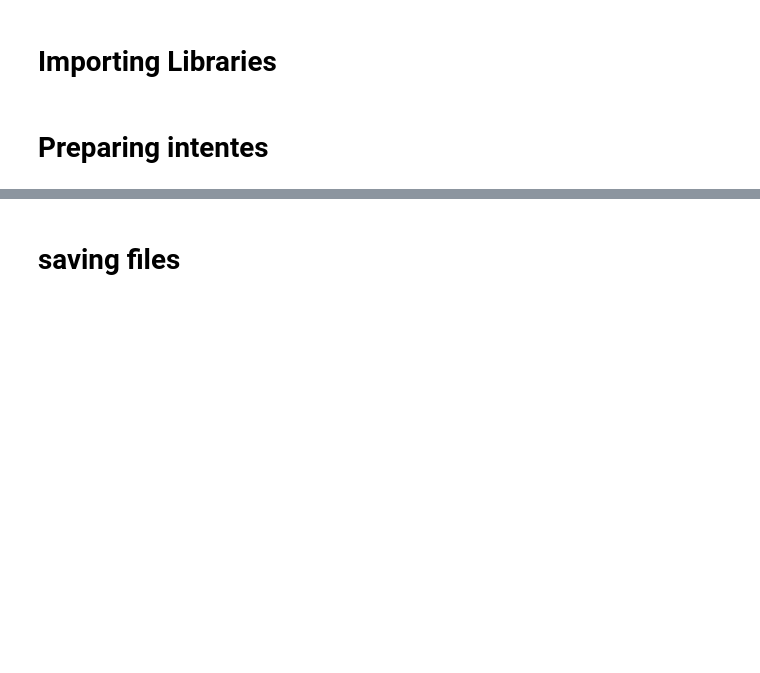
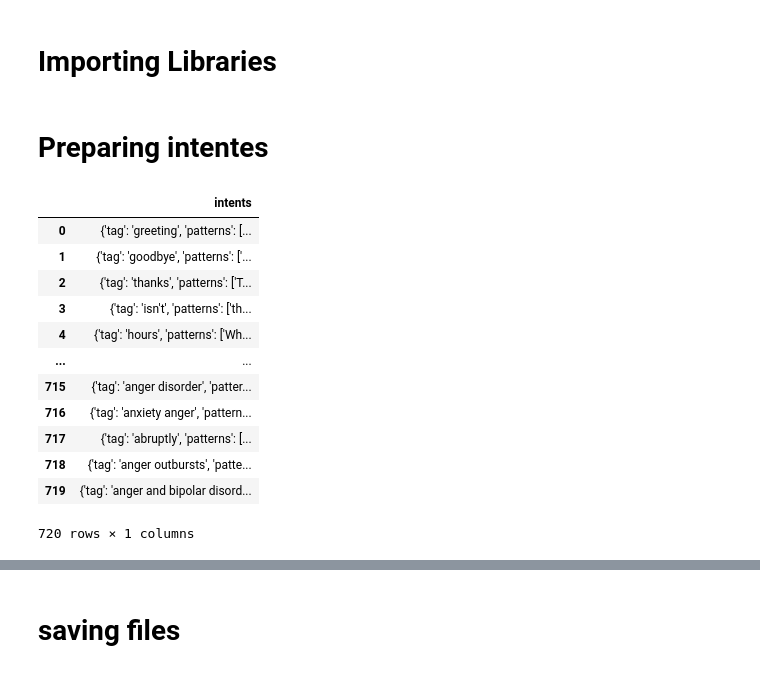
Before and after one commit to alibelhrak/python_chatbot_scratch, a Jupyter notebook: Cha_bot.ipynb, the cells around one changed output, grey strips where cells are left out. Drawn from its saved outputs; the diff is of its cells as text; code cells hidden in the pictures; blank space fills up the shorter version.

```diff
--- a/Cha_bot.ipynb
+++ b/Cha_bot.ipynb
@@ -61,5 +61,23 @@ intents_data={
     }
   ]
 }
+# %%
+intents_data_json = pd.read_json('/content/intents.json')
+# %%
+intents_data_json
+# %% [output]
+|  | intents |
+| 0 | {'tag': 'greeting', 'patterns': [... |
+| 1 | {'tag': 'goodbye', 'patterns': ['... |
+| 2 | {'tag': 'thanks', 'patterns': ['T... |
+| 3 | {'tag': 'isn't', 'patterns': ['th... |
+| 4 | {'tag': 'hours', 'patterns': ['Wh... |
+| ... | ... |
+| 715 | {'tag': 'anger disorder', 'patter... |
+| 716 | {'tag': 'anxiety anger', 'pattern... |
+| 717 | {'tag': 'abruptly', 'patterns': [... |
+| 718 | {'tag': 'anger outbursts', 'patte... |
+| 719 | {'tag': 'anger and bipolar disord... |
+720 rows × 1 columns
 # %%
 nltk.download('punkt_tab')
```
Also changed, not shown: parts of 5 cells of this notebook.
